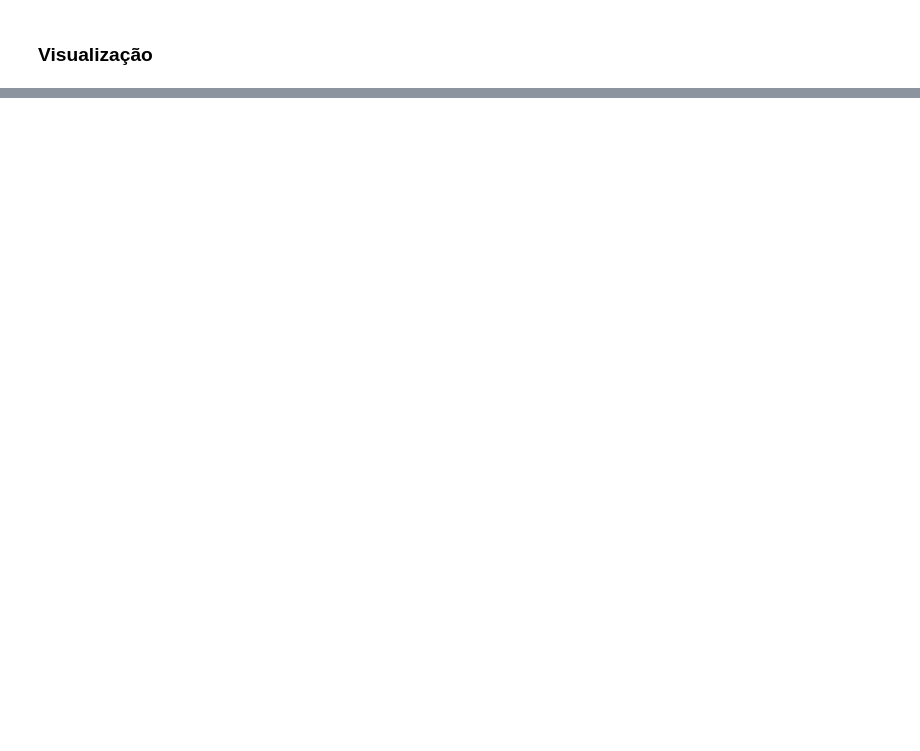
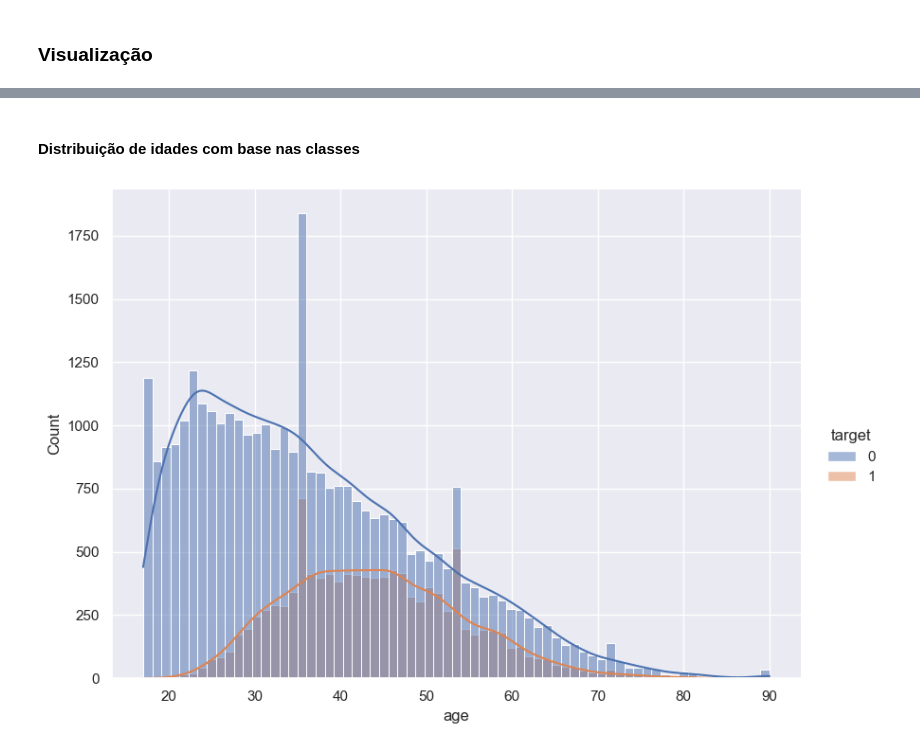
Before and after one commit to pedrogrigorio/UFC-Machine-Learning-Project, a Jupyter notebook: notebook.ipynb, the cells around one changed output, grey strips where cells are left out. Drawn from its saved outputs; the diff is of its cells as text; code cells hidden in the pictures; blank space fills up the shorter version.

```diff
--- a/notebook.ipynb
+++ b/notebook.ipynb
@@ -89,0 +162,7 @@ df.describe()
+# %% [markdown]
+#### Distribuição de idades com base nas classes
+# %%
+sns.displot(data=df, x='age', kind='hist', hue='target', kde=True, height=6, aspect=1.4)
+plt.show()
+# %% [output]
+[figure, added]
```
Also changed, not shown: parts of 25 cells of this notebook.
